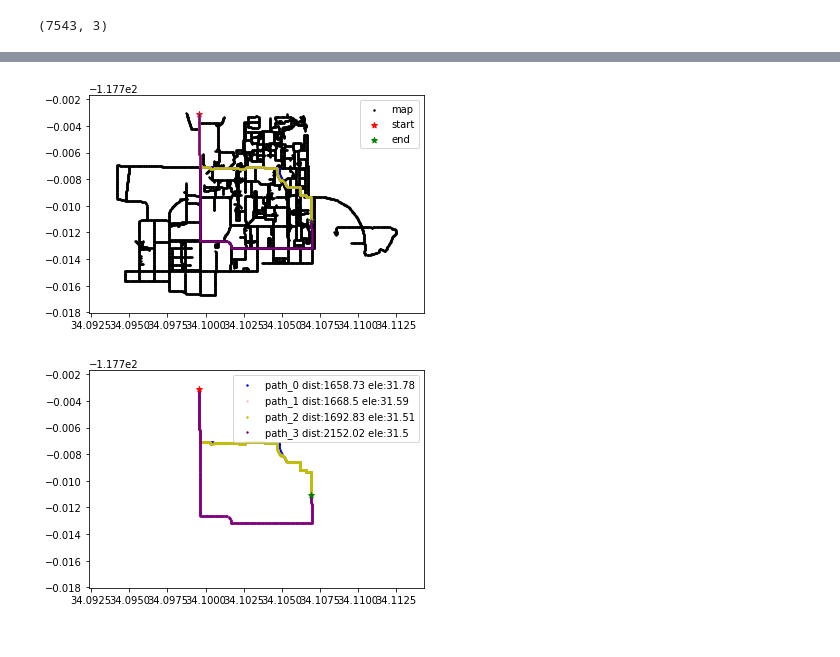
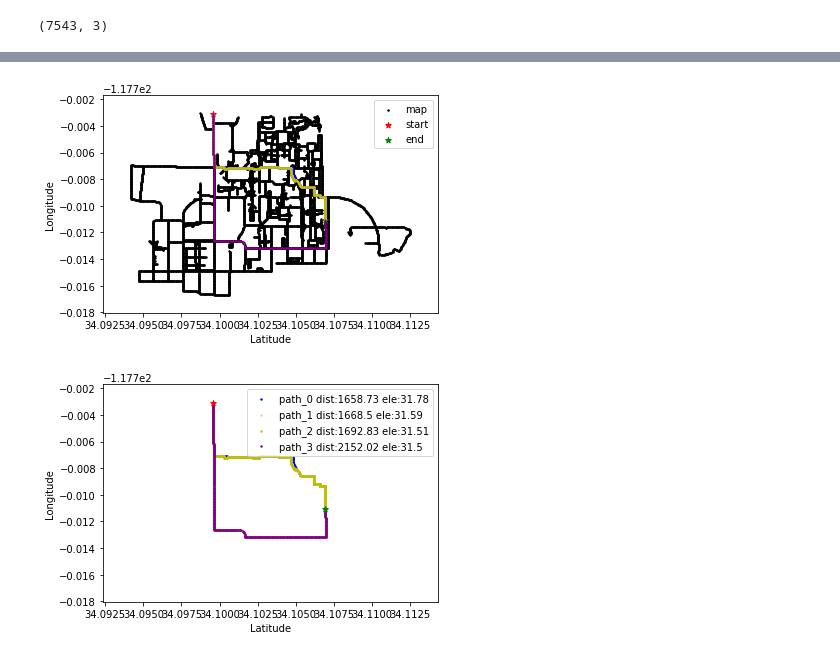
Before and after one commit to zihaoxu/accessibility_path_finding, a Jupyter notebook: 3-analysis/01-mapping-astar-output.ipynb, the cells around one changed output, grey strips where cells are left out. Cells and saved outputs as stored; diff of their text form; code cells hidden in the pictures.

```diff
--- a/3-analysis/01-mapping-astar-output.ipynb
+++ b/3-analysis/01-mapping-astar-output.ipynb
@@ -28,18 +42,22 @@ Path 3 : [1, 4, 7, 10, 12, 43, 66, 79, 94, 103, 116, 133, 159, 174, 210, 242, 27
 # %%
 fig = visualize_map(nodes_df)
 plt.scatter(nodes_df.loc[start, 'x'], nodes_df.loc[start, 'y'], c = 'r', label = 'start', marker = '*')
 plt.scatter(nodes_df.loc[end, 'x'], nodes_df.loc[end, 'y'], c = 'g', label = 'end', marker = '*')
 plt.legend()
 for i in range(len(all_paths)):
     plt.scatter(nodes_df.loc[all_paths[i], 'x'], nodes_df.loc[all_paths[i], 'y'], c = colors[i], s = 1)
+plt.xlabel("Latitude")
+plt.ylabel("Longitude")
 plt.savefig(output_path + str(start) + "_" + str(end) + "_whole")
 # %% [output]
-[figure, old version]
+[figure, new version]
 # %%
 fig = visualize_found_path(nodes_df, all_paths, COSTS)
 plt.scatter(nodes_df.loc[start, 'x'], nodes_df.loc[start, 'y'], c = 'r', label = '', marker = '*')
 plt.scatter(nodes_df.loc[end, 'x'], nodes_df.loc[end, 'y'], c = 'g', label = '', marker = '*')
 plt.legend()
+plt.xlabel("Latitude")
+plt.ylabel("Longitude")
 plt.savefig(output_path + str(start) + "_" + str(end) + "_path")
 # %% [output]
-[figure, old version]
+[figure, new version]
```
Also changed, not shown: parts of 3 cells of this notebook, 20 other files.
